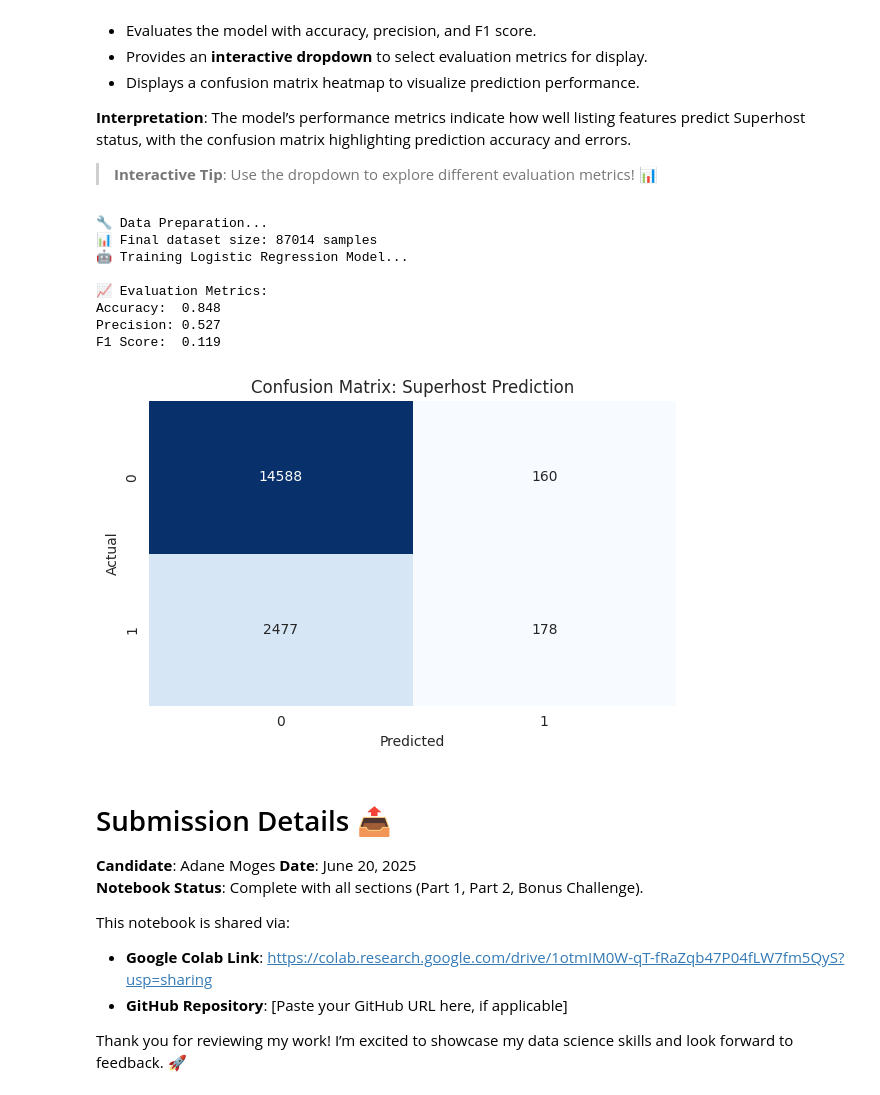
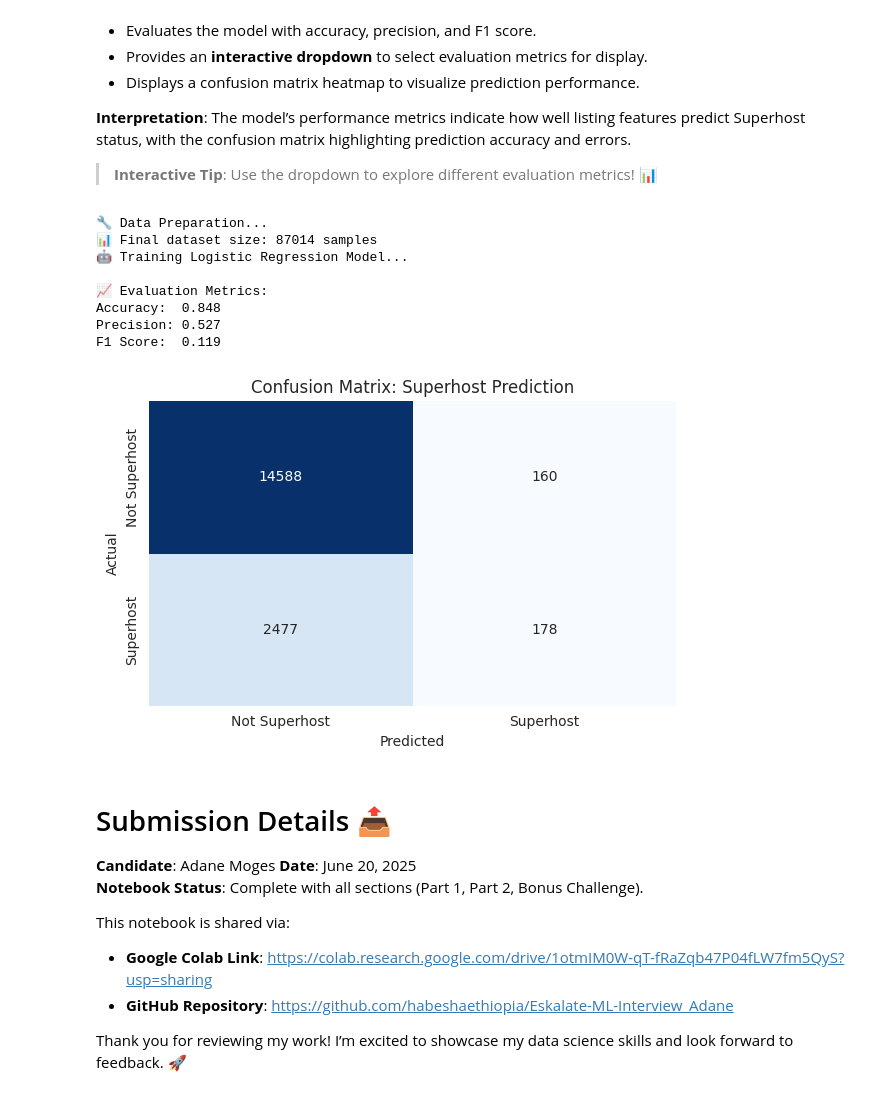
Before and after one commit to habeshaethiopia/Eskalate-ML-Interview_Adane, a Jupyter notebook: Eskalate_ML_Data_Science_Interview_Adane.ipynb, the cells around one changed output. Cells and saved outputs as stored; diff of their text form; code cells hidden in the pictures; folded sections open.

Commit message:
feat: add xticklabels and yticklabels to confusion matrix plot

```diff
--- a/Eskalate_ML_Data_Science_Interview_Adane.ipynb
+++ b/Eskalate_ML_Data_Science_Interview_Adane.ipynb
@@ -708,35 +708,36 @@ model.fit(X_train, y_train)
 # 🔮 Make predictions
 y_pred = model.predict(X_test)
 
 # ✅ Step 3: Evaluation
 print("\n📈 Evaluation Metrics:")
 accuracy = accuracy_score(y_test, y_pred)
 precision = precision_score(y_test, y_pred)
 f1 = f1_score(y_test, y_pred)
 
 print(f"Accuracy:  {accuracy:.3f}")
 print(f"Precision: {precision:.3f}")
 print(f"F1 Score:  {f1:.3f}")
 
 # 📉 Confusion Matrix
 cm = confusion_matrix(y_test, y_pred)
 plt.figure(figsize=(6, 4))
-sns.heatmap(cm, annot=True, fmt='d', cmap='Blues', cbar=False)
+sns.heatmap(cm, annot=True, fmt='d', cmap='Blues', cbar=False, xticklabels=['Not Superhost', 'Superhost'],
+    yticklabels=['Not Superhost', 'Superhost'])
 plt.title("Confusion Matrix: Superhost Prediction")
 plt.xlabel("Predicted")
 plt.ylabel("Actual")
 plt.tight_layout()
 plt.show()
 # %% [output]
 🔧 Data Preparation...
 📊 Final dataset size: 87014 samples
 🤖 Training Logistic Regression Model...
 
 📈 Evaluation Metrics:
 Accuracy:  0.848
 Precision: 0.527
 F1 Score:  0.119
-[figure, old version]
+[figure, new version]
 # %% [markdown]
 # Submission Details 📤
 
@@ -746,6 +747,6 @@ F1 Score:  0.119
 
 This notebook is shared via:
 - **Google Colab Link**: https://colab.research.google.com/drive/1otmIM0W-qT-fRaZqb47P04fLW7fm5QyS?usp=sharing
-- **GitHub Repository**: [Paste your GitHub URL here, if applicable]
+- **GitHub Repository**: https://github.com/habeshaethiopia/Eskalate-ML-Interview_Adane
 
 Thank you for reviewing my work! I’m excited to showcase my data science skills and look forward to feedback. 🚀
```
Also changed, not shown: parts of 1 cell of this notebook.
